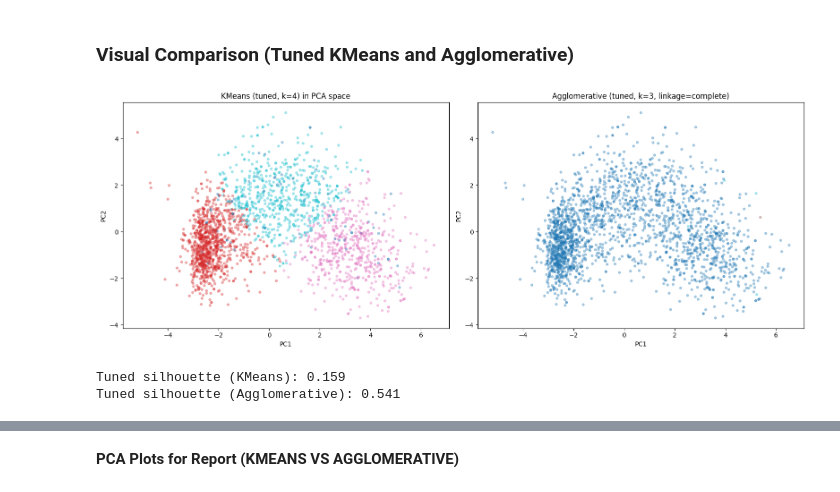
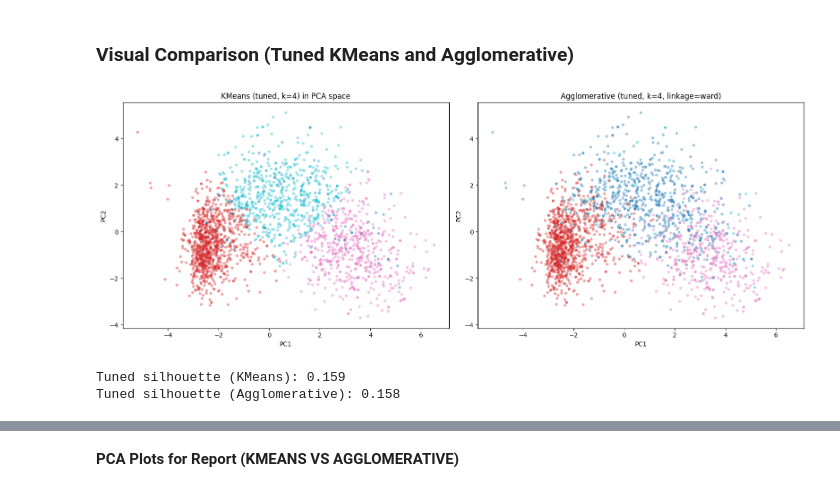
Before and after one commit to alabiyusuf/clustering_assessment, a Jupyter notebook: MLDM_Clustering_Assessment.ipynb, the cells around one changed output, grey strips where cells are left out. Cells and saved outputs as stored; diff of their text form; code cells hidden in the pictures.

```diff
--- a/MLDM_Clustering_Assessment.ipynb
+++ b/MLDM_Clustering_Assessment.ipynb
@@ -826,6 +850,7 @@ Counts of customers per KMeans cluster:
 | 3 | 599 |
 dtype: int64
 # %%
+from collections import Counter
 
 best_agglo_score = -1
 best_agglo_params = None
@@ -842,7 +867,18 @@ for n_clusters in param_grid_agglo["n_clusters"]:
                 n_clusters=n_clusters,
                 linkage=linkage_method
             )
+
             labels = agglo.fit_predict(X_scaled)
+
+            # Count cluster sizes
+            counts = Counter(labels)
+
+            # Skip unrealistic solutions (e.g., clusters < 30 customers)
+            if min(counts.values()) < 30:
+                print(f" Skipped k={n_clusters}, linkage={linkage_method} "
+                      f"due to tiny cluster sizes: {counts}")
+                continue
+
             score = silhouette_score(X_scaled, labels)
             print(f"Agglomerative -> k={n_clusters}, linkage={linkage_method}, "
                   f"silhouette={score:.3f}")
@@ -850,11 +886,12 @@ for n_clusters in param_grid_agglo["n_clusters"]:
             if score > best_agglo_score:
                 best_agglo_score = score
                 best_agglo_params = (n_clusters, linkage_method)
+
         except Exception as e:
-            print(f"Skipped k={n_clusters}, linkage={linkage_method} due to: {e}")
+            print(f"Error for k={n_clusters}, linkage={linkage_method}: {e}")
 
 print("\nBest Agglomerative params:")
 print(f"k={best_agglo_params[0]}, linkage={best_agglo_params[1]}")
-print(f"Best Agglomerative silhouette: {best_agglo_score:.3f}")
+print(f"Best realistic Agglomerative silhouette: {best_agglo_score:.3f}")
 # %% [output]
 Agglomerative -> k=3, linkage=ward, silhouette=0.153
@@ -884,9 +916,0 @@ This loop makes sure I’m giving it a fair shot by trying multiple linkages and
-# %%
-best_agglo_k, best_agglo_linkage = best_agglo_params
-
-final_agglo = AgglomerativeClustering(
-    n_clusters=best_agglo_k,
-    linkage=best_agglo_linkage
-)
-agglo_labels_final = final_agglo.fit_predict(X_scaled)
-data["Agglo_Cluster"] = agglo_labels_final
@@ -892,0 +920,14 @@ data["Agglo_Cluster"] = agglo_labels_final
+# %%
+# Fit the final Agglomerative model using the best realistic parameters
+best_agglo_k, best_agglo_linkage = best_agglo_params
+
+final_agglo = AgglomerativeClustering(
+    n_clusters=best_agglo_k,
+    linkage=best_agglo_linkage
+)
+
+# Assign final cluster labels to the dataset
+data["Final_Cluster"] = final_agglo.fit_predict(X_scaled)
+
+print("Final clusters assigned using:")
+print(f"k = {best_agglo_k}, linkage = {best_agglo_linkage}")
@@ -895,26 +996,26 @@ data["Agglo_Cluster"] = agglo_labels_final
 # %%
 fig, axes = plt.subplots(1, 2, figsize=(16, 6))
 
 axes[0].scatter(X_pca[:, 0], X_pca[:, 1],
                 c=data["Cluster_KMeans"].astype(int), cmap="tab10", s=12, alpha=0.35)
 axes[0].set_title(f"KMeans (tuned, k={best_k}) in PCA space")
 axes[0].set_xlabel("PC1")
 axes[0].set_ylabel("PC2")
 
 axes[1].scatter(X_pca[:, 0], X_pca[:, 1],
-                c=data["Agglo_Cluster"].astype(int), cmap="tab10", s=12, alpha=0.35)
+                c=data["Final_Cluster"].astype(int), cmap="tab10", s=12, alpha=0.35)
 axes[1].set_title(f"Agglomerative (tuned, k={best_agglo_k}, linkage={best_agglo_linkage})")
 axes[1].set_xlabel("PC1")
 axes[1].set_ylabel("PC2")
 
 plt.tight_layout()
 plt.show()
 
 kmeans_silhouette = silhouette_score(X_scaled, data["Cluster_KMeans"])
-agglo_silhouette = silhouette_score(X_scaled, data["Agglo_Cluster"])
+agglo_silhouette = silhouette_score(X_scaled, data["Final_Cluster"])
 print(f"Tuned silhouette (KMeans): {kmeans_silhouette:.3f}")
 print(f"Tuned silhouette (Agglomerative): {agglo_silhouette:.3f}")
 # %% [output]
-[figure, old version]
+[figure, new version]
 Tuned silhouette (KMeans): 0.159
-Tuned silhouette (Agglomerative): 0.541
+Tuned silhouette (Agglomerative): 0.158
```
Also changed, not shown: parts of 28 cells of this notebook.
